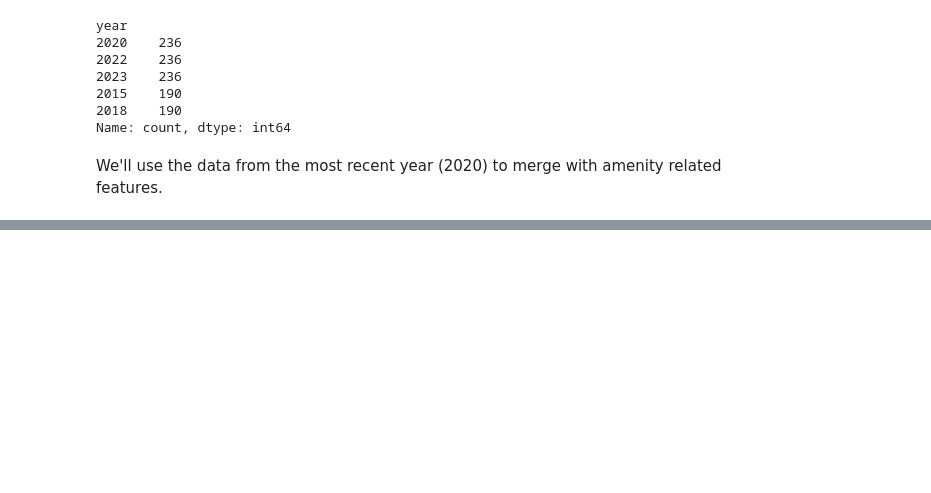
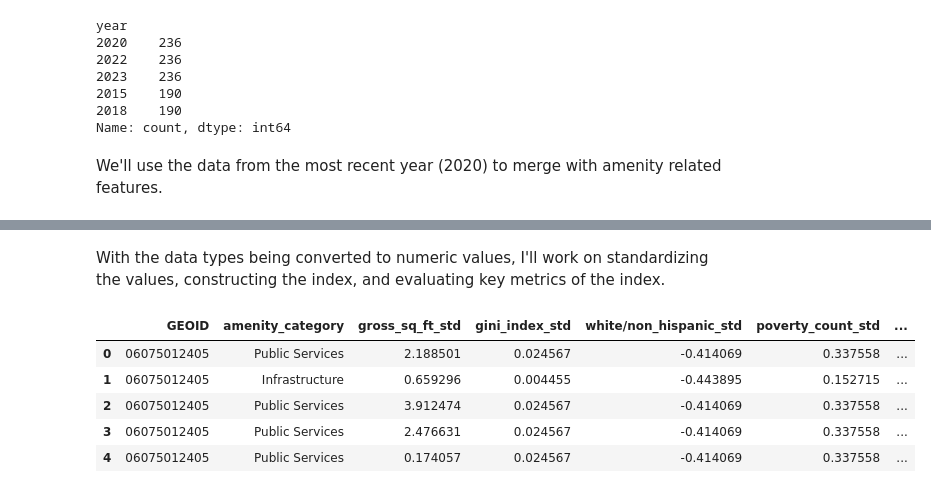
Before and after one commit to meganm2c/MTC-SF-Neighborhood-Amenity-Equity-Project, a Jupyter notebook: notebooks/amenity_index.ipynb, the cells around one changed output, grey strips where cells are left out. Drawn from its saved outputs; the diff is of its cells as text; code cells hidden in the pictures; blank space fills up the shorter version.

Commit message:
Added index creation notebooks and saved outputs from creating the index in the processed data folder

```diff
--- a/notebooks/amenity_index.ipynb
+++ b/notebooks/amenity_index.ipynb
@@ -127,4 +127,5 @@ We'll use the data from the most recent year (2020) to merge with amenity relate
 # get walkscore census data from 2020
 walkscore_2020_df = walkscore_census_df[walkscore_census_df['year'] == "2020"]
 # %%
-amenities_gdf[["GEOID", "gross_sq_ft", "amenity_category"]].merge(walkscore_2020_df, on="GEOID")
+# merge amenities_gdf with walkscore_2020_df on GEOID
+merged_df = amenities_gdf[["GEOID", "gross_sq_ft", "amenity_category"]].merge(walkscore_2020_df, on="GEOID")
@@ -132,0 +140,64 @@ KeyError: ('GEOID', 'gross_sq_ft', 'amenity_category')
+# %%
+# convert gini_index, white/non_hispanic, poverty_count, population_totals, transit_commuters to numeric data types in merged_df
+merged_df['gini_index'] = pd.to_numeric(merged_df['gini_index'], errors='coerce')
+merged_df['white/non_hispanic'] = pd.to_numeric(merged_df['white/non_hispanic'], errors='coerce')
+merged_df['poverty_count'] = pd.to_numeric(merged_df['poverty_count'], errors='coerce')
+merged_df['population_total'] = pd.to_numeric(merged_df['population_total'], errors='coerce')
+merged_df['transit_commuters'] = pd.to_numeric(merged_df['transit_commuters'], errors='coerce')
+# %% [markdown]
+With the data types being converted to numeric values, I'll work on standardizing the values, constructing the index, and evaluating key metrics of the index.
+# %%
+# standardize variables within each amenity_category (preserves tract-level rows,
+# but uses category-specific mean/std for each variable)
+
+# ensure amenity_category exists
+merged_df["amenity_category"] = merged_df["amenity_category"].fillna("Unknown")
+
+# copy to hold standardized columns
+merged_df_std = merged_df.copy()
+
+# columns to standardize and whether to invert (True => multiply by -1 before stats)
+vars_to_std = {
+    "gross_sq_ft": False,               # larger is better
+    "gini_index": True,                 # larger is worse -> invert
+    "white/non_hispanic": False,        # larger is better
+    "poverty_count": True,              # larger is worse -> invert
+    "transit_commuters": False,         # larger is better
+    "population_total": False           # neutral but still standardized
+}
+
+# create placeholder std columns
+for col in vars_to_std:
+    out_col = f"{col}_std"
+    merged_df_std[out_col] = np.nan
+
+# group by category and standardize within-group
+for cat, grp in merged_df.groupby("amenity_category", sort=False):
+    # indices of this group
+    idx = grp.index
+    # for each variable, compute mean/std on transformed values and assign z-scores
+    for col, invert in vars_to_std.items():
+        # prepare series: coerce to numeric to be safe
+        s = pd.to_numeric(grp[col], errors="coerce").astype(float)
+        if invert:
+            s_trans = -1.0 * s
+        else:
+            s_trans = s
+        mean = s_trans.mean(skipna=True)
+        std = s_trans.std(skipna=True)
+        # avoid division by zero / NaN: if std is 0 or NaN, set to 1 so z-score -> 0 for constant groups
+        if not np.isfinite(std) or std == 0:
+            std = 1.0
+        z = (s_trans - mean) / std
+        merged_df_std.loc[idx, f"{col}_std"] = z.values
+
+# quick check
+display_cols = ["GEOID", "amenity_category"] + [f"{c}_std" for c in vars_to_std.keys()]
+display(merged_df_std[display_cols].head())
+# %% [output]
+|  | GEOID | amenity_category | gross_sq_ft_std | gini_index_std | white/non_hispanic_std | poverty_count_std | ... |
+| 0 | 06075012405 | Public Services | 2.188501 | 0.024567 | -0.414069 | 0.337558 | ... |
+| 1 | 06075012405 | Infrastructure | 0.659296 | 0.004455 | -0.443895 | 0.152715 | ... |
+| 2 | 06075012405 | Public Services | 3.912474 | 0.024567 | -0.414069 | 0.337558 | ... |
+| 3 | 06075012405 | Public Services | 2.476631 | 0.024567 | -0.414069 | 0.337558 | ... |
+| 4 | 06075012405 | Public Services | 0.174057 | 0.024567 | -0.414069 | 0.337558 | ... |
```
Also changed, not shown: parts of 5 cells of this notebook, 2 other files.
